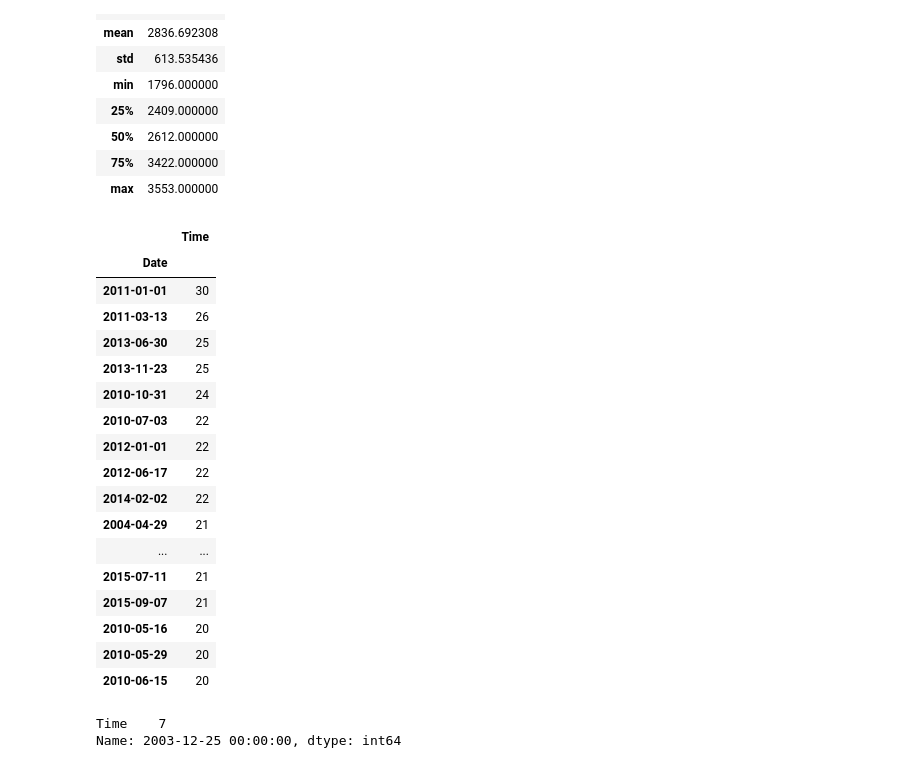
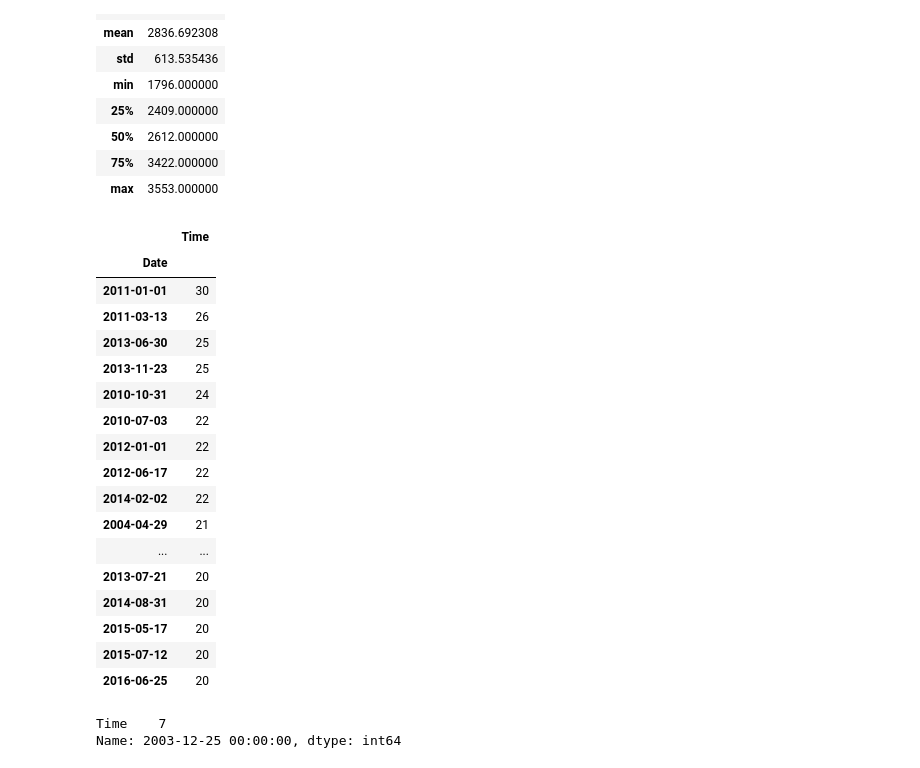
Before and after one commit to kfstieler/ds-sf-29, a Jupyter notebook: projects/final-projects/03-exploratory-analysis/Final_Project_SF_Code.ipynb, the cells around one changed output. Saved outputs shown, nothing was run; the diff lists cells and outputs as text; code cells hidden in the pictures.

```diff
--- a/projects/final-projects/03-exploratory-analysis/Final_Project_SF_Code.ipynb
+++ b/projects/final-projects/03-exploratory-analysis/Final_Project_SF_Code.ipynb
@@ -49,0 +68,3 @@ dfII = df.drop('Descript', axis=1)
+# %%
+dfII['Date'] = pd.to_datetime(combos.Date)
+dfII = dfII.set_index('Date')
@@ -54,5 +87,5 @@ dfcount = dfII.drop('DayOfWeek', axis=1)
 # %%
-dfcount.sort("Date")
+dfcount.sort_values("Date").head()
 # %% [output]
 |  | Date | Time |
 | 25965 | 2003-01-01 | 20:10 |
@@ -288,26 +296,26 @@ SFYearCount.describe()
 | 75% | 3422.000000 |
 | max | 3553.000000 |
 # %%
-SFDayCount.nlargest(20, "Time")
+SFDayCount.nlargest(30, "Time")
 # %% [output]
 |  | Time |
 | Date |  |
 | 2011-01-01 | 30 |
 | 2011-03-13 | 26 |
 | 2013-06-30 | 25 |
 | 2013-11-23 | 25 |
 | 2010-10-31 | 24 |
 | 2010-07-03 | 22 |
 | 2012-01-01 | 22 |
 | 2012-06-17 | 22 |
 | 2014-02-02 | 22 |
 | 2004-04-29 | 21 |
 | ... | ... |
-| 2015-07-11 | 21 |
-| 2015-09-07 | 21 |
-| 2010-05-16 | 20 |
-| 2010-05-29 | 20 |
-| 2010-06-15 | 20 |
+| 2013-07-21 | 20 |
+| 2014-08-31 | 20 |
+| 2015-05-17 | 20 |
+| 2015-07-12 | 20 |
+| 2016-06-25 | 20 |
 # %%
 SFDayCount.loc["2003-12-25"]
 # %% [output]
```
Also changed, not shown: parts of 14 cells of this notebook.
